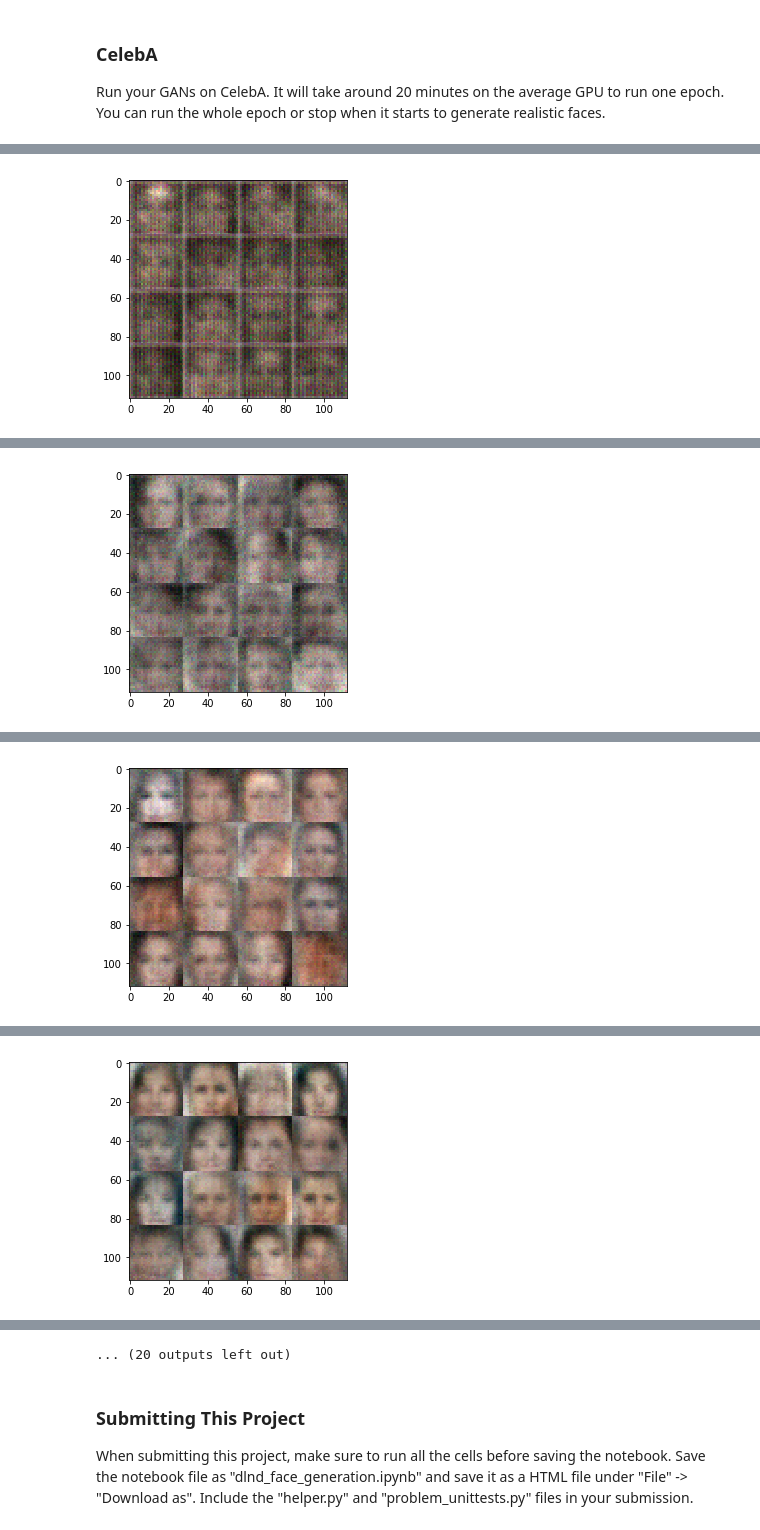
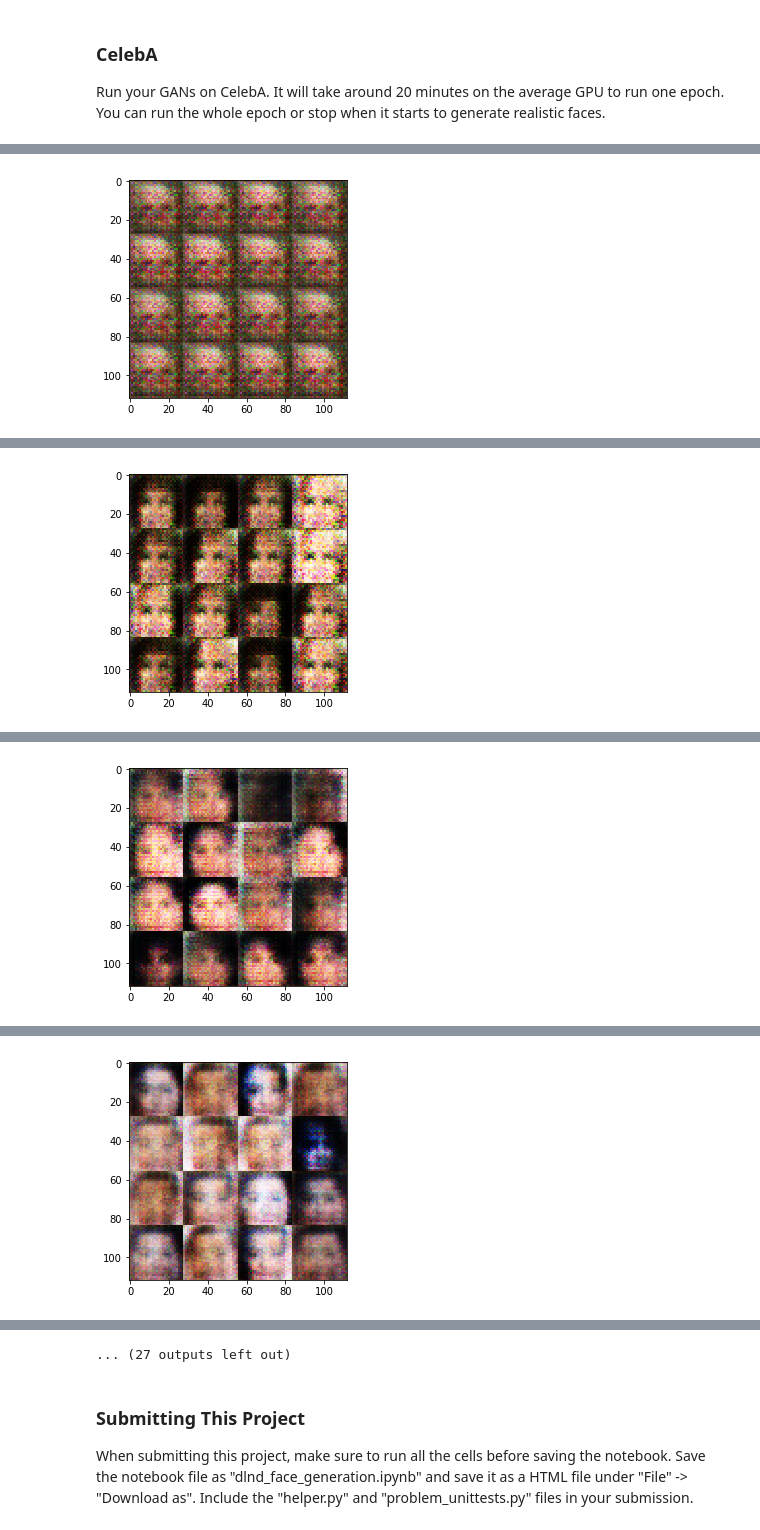
Before and after one commit to mikebarile/Face-Generator, a Jupyter notebook: dlnd_face_generation.ipynb, the cells around one changed output, grey strips where cells are left out. Saved outputs shown, nothing was run; the diff lists cells and outputs as text; code cells hidden in the pictures.

```diff
--- a/dlnd_face_generation.ipynb
+++ b/dlnd_face_generation.ipynb
@@ -186,20 +186,25 @@ def generator(z, out_channel_dim, is_train=True, alpha=0.2):
     # TODO: Implement Function
     with tf.variable_scope('generator', reuse=(not is_train)):
         # First fully connected layer
-        x1 = tf.layers.dense(z, 7*7*256)
+        x1 = tf.layers.dense(z, 2*2*512)
         # Reshape it to start the convolutional stack
-        x1 = tf.reshape(x1, (-1, 7, 7, 256))
+        x1 = tf.reshape(x1, (-1, 2, 2, 512))
         x1 = tf.layers.batch_normalization(x1, training=is_train)
         x1 = tf.maximum(alpha * x1, x1)
-        # 7x7x256 now
+        # 2x2x512 now
 
-        x2 = tf.layers.conv2d_transpose(x1, 128, 5, strides=2, padding='same', kernel_initializer=tf.contrib.layers.xavier_initializer())
+        x2 = tf.layers.conv2d_transpose(x1, 256, 5, strides=2, padding='valid', kernel_initializer=tf.contrib.layers.xavier_initializer())
         x2 = tf.layers.batch_normalization(x2, training=is_train)
         x2 = tf.maximum(alpha * x2, x2)
         # 14x14x128 now
 
+        x3 = tf.layers.conv2d_transpose(x2, 128, 5, strides=2, padding='same', kernel_initializer=tf.contrib.layers.xavier_initializer())
+        x3 = tf.layers.batch_normalization(x3, training=is_train)
+        x3 = tf.maximum(alpha * x3, x3)
+        # 14x14x128 now
+
         # Output layer
-        logits = tf.layers.conv2d_transpose(x2, filters=out_channel_dim, kernel_size=5, strides=2, padding='same', kernel_initializer=tf.contrib.layers.xavier_initializer())
+        logits = tf.layers.conv2d_transpose(x3, filters=out_channel_dim, kernel_size=5, strides=2, padding='same', kernel_initializer=tf.contrib.layers.xavier_initializer())
         # 28x28x3 now
 
         out = tf.tanh(logits)
@@ -350,6 +355,7 @@ def train(epoch_count, batch_size, z_dim, learning_rate, beta1, get_batches, dat
             for batch_images in get_batches(batch_size):
                 # TODO: Train Model
                 steps += 1
+                batch_images *= 2
                 batch_z = np.random.uniform(-1, 1, size=(batch_size, z_dim))
                 _ = sess.run(d_opt, feed_dict={input_real: batch_images, input_z: batch_z, lr_tensor: learning_rate})
                 _ = sess.run(g_opt, feed_dict={input_real: batch_images, input_z: batch_z, lr_tensor: learning_rate})
@@ -456,16 +462,16 @@ Epoch 1/2... Discriminator Loss: 1.3913... Generator Loss: 7.4504
 ### CelebA
 Run your GANs on CelebA.  It will take around 20 minutes on the average GPU to run one epoch.  You can run the whole epoch or stop when it starts to generate realistic faces.
 # %%
-batch_size = 128
+batch_size = 64
 z_dim = 100
-learning_rate = 0.0001
-beta1 = 0.5
+learning_rate = 0.0002
+beta1 = 0.4
 
 
 """
 DON'T MODIFY ANYTHING IN THIS CELL THAT IS BELOW THIS LINE
 """
-epochs = 1
+epochs = 2
 
 celeba_dataset = helper.Dataset('celeba', glob(os.path.join(data_dir, 'img_align_celeba/*.jpg')))
 with tf.Graph().as_default():
@@ -485 +491 @@ Epoch 1/1... Discriminator Loss: 0.4097... Generator Loss: 2.2589
-[figure, old version]
+[figure, new version]
@@ -496 +502 @@ Epoch 1/1... Discriminator Loss: 0.5089... Generator Loss: 1.3251
-[figure, old version]
+[figure, new version]
@@ -507 +513 @@ Epoch 1/1... Discriminator Loss: 0.9528... Generator Loss: 1.0211
-[figure, old version]
+[figure, new version]
@@ -518 +524 @@ Epoch 1/1... Discriminator Loss: 0.6336... Generator Loss: 1.7042
-[figure, old version]
+[figure, new version]
@@ -541,4 +547,4 @@ Epoch 1/1... Discriminator Loss: 1.6193... Generator Loss: 0.2883
-... (20 outputs left out)
+... (27 outputs left out)
 # %% [markdown]
 ### Submitting This Project
 When submitting this project, make sure to run all the cells before saving the notebook. Save the notebook file as "dlnd_face_generation.ipynb" and save it as a HTML file under "File" -> "Download as". Include the "helper.py" and "problem_unittests.py" files in your submission.
```
Also changed, not shown: parts of 1 cell of this notebook, 1 other file.
